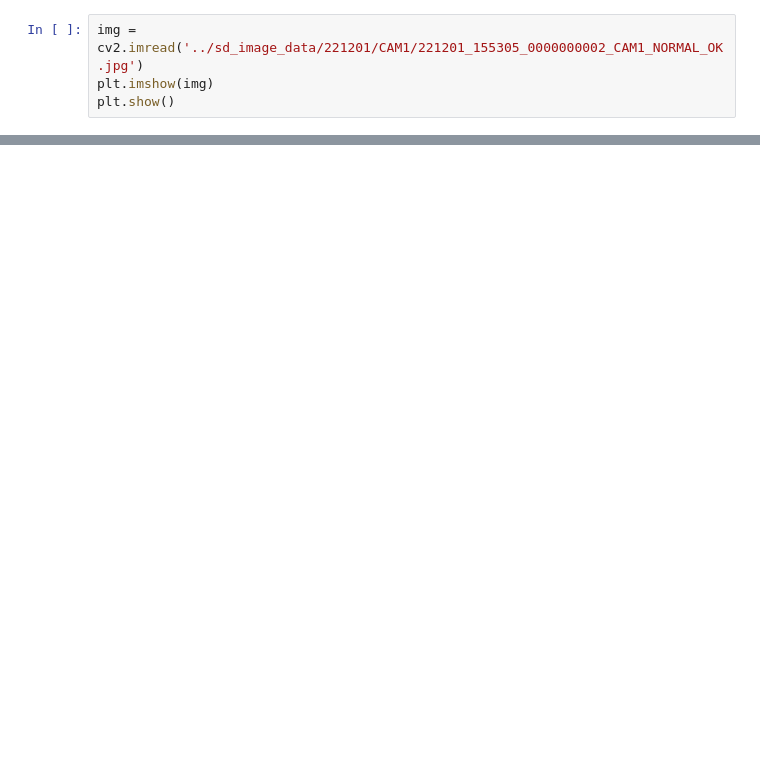
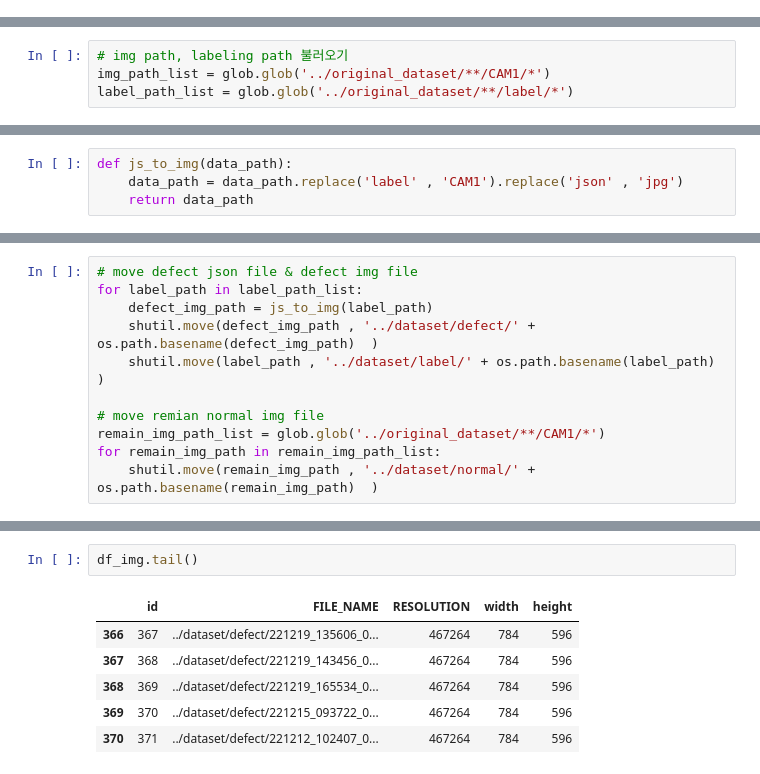
Before and after one commit to pythonzz0622/manufacturing_defect_detection, a Jupyter notebook: script/data_preprocessing.ipynb, the cells around one changed output, grey strips where cells are left out. Saved outputs shown, nothing was run; the diff lists cells and outputs as text; blank space fills up the shorter version.

```diff
--- a/script/data_preprocessing.ipynb
+++ b/script/data_preprocessing.ipynb
@@ -11,4 +11,0 @@ pd.options.display.max_colwidth = None
-# %%
-img = cv2.imread('../sd_image_data/221201/CAM1/221201_155305_0000000002_CAM1_NORMAL_OK.jpg')
-plt.imshow(img)
-plt.show()
@@ -130,0 +12,4 @@ remove data : 5091
+# %%
+# img path, labeling path 불러오기
+img_path_list = glob.glob('../original_dataset/**/CAM1/*')
+label_path_list = glob.glob('../original_dataset/**/label/*')
@@ -130,0 +21,4 @@ remove data : 5091
+# %%
+def js_to_img(data_path):
+    data_path = data_path.replace('label' , 'CAM1').replace('json' , 'jpg')
+    return data_path
@@ -130,0 +59,11 @@ remove data : 5091
+# %%
+# move defect json file & defect img file
+for label_path in label_path_list:
+    defect_img_path = js_to_img(label_path)
+    shutil.move(defect_img_path , '../dataset/defect/' + os.path.basename(defect_img_path)  )
+    shutil.move(label_path , '../dataset/label/' + os.path.basename(label_path)  )
+
+# move remian normal img file
+remain_img_path_list = glob.glob('../original_dataset/**/CAM1/*')
+for remain_img_path in remain_img_path_list:
+    shutil.move(remain_img_path , '../dataset/normal/' + os.path.basename(remain_img_path)  )
@@ -130,0 +115,9 @@ remove data : 5091
+# %%
+df_img.tail()
+# %% [output]
+|  | id | FILE_NAME | RESOLUTION | width | height |
+| 366 | 367 | ../dataset/defect/221219_135606_0... | 467264 | 784 | 596 |
+| 367 | 368 | ../dataset/defect/221219_143456_0... | 467264 | 784 | 596 |
+| 368 | 369 | ../dataset/defect/221219_165534_0... | 467264 | 784 | 596 |
+| 369 | 370 | ../dataset/defect/221215_093722_0... | 467264 | 784 | 596 |
+| 370 | 371 | ../dataset/defect/221212_102407_0... | 467264 | 784 | 596 |
```
Also changed, not shown: parts of 28 cells of this notebook, 4 other files.
